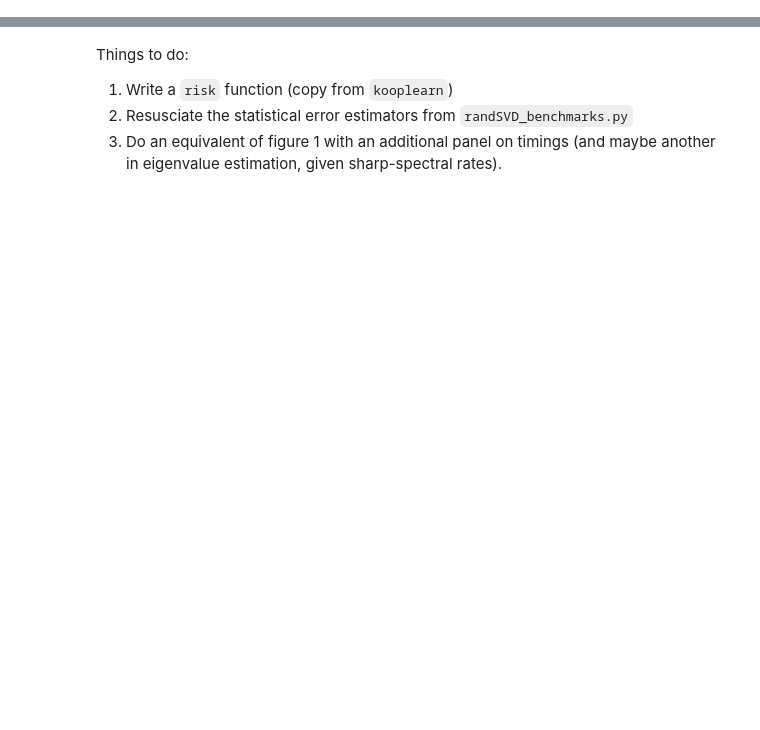
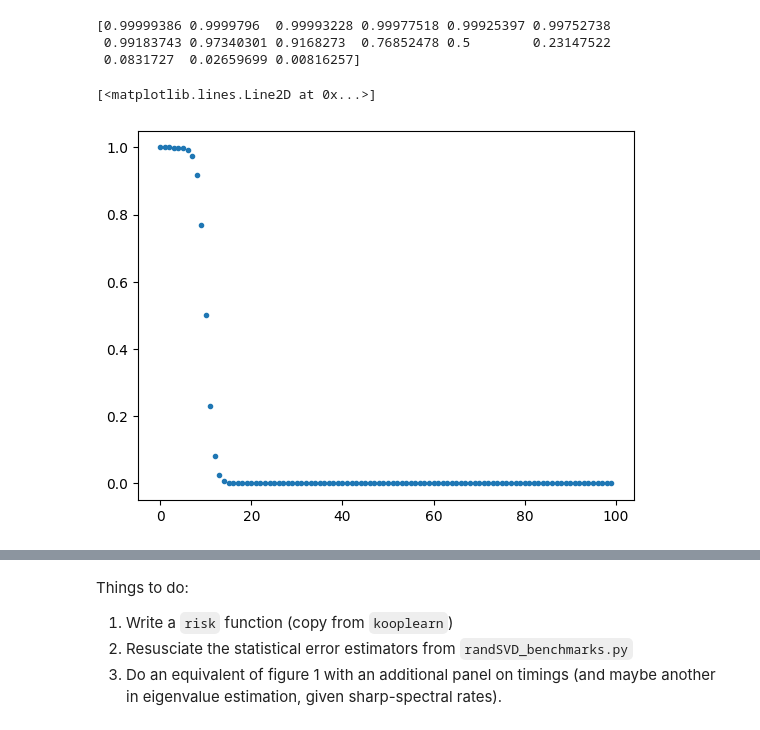
Before and after one commit to g-turri/randomizedRRR, a Jupyter notebook: toy_benchmark.ipynb, the cells around one changed output, grey strips where cells are left out. Cells and saved outputs as stored; diff of their text form; code cells hidden in the pictures; blank space fills up the shorter version.

```diff
--- a/toy_benchmark.ipynb
+++ b/toy_benchmark.ipynb
@@ -22,11 +24,19 @@ def make_dataset(mat, num_samples, sigma = 0.1, seed = None):
 # %%
 dim = 100
 num_samples = 1000
-decay_len = 3
+decay_len = 5
 rank = 10
 
 G = make_rand_mat(dim, decay_len, rank, seed = 0)
 X, Y = make_dataset(G, num_samples, seed = 0)
+
+plt.plot(np.flip(np.linalg.eigvalsh(G)), '.', label = 'true eigenvalues')
+# %% [output]
+[0.99999386 0.9999796  0.99993228 0.99977518 0.99925397 0.99752738
+ 0.99183743 0.97340301 0.9168273  0.76852478 0.5        0.23147522
+ 0.0831727  0.02659699 0.00816257]
+[<matplotlib.lines.Line2D at 0x...>]
+[figure, added]
 # %%
 C_X = (X.T@X) / num_samples
 C_XY = (X.T@Y) / num_samples
```
Also changed, not shown: parts of 3 cells of this notebook, 1 other file.
